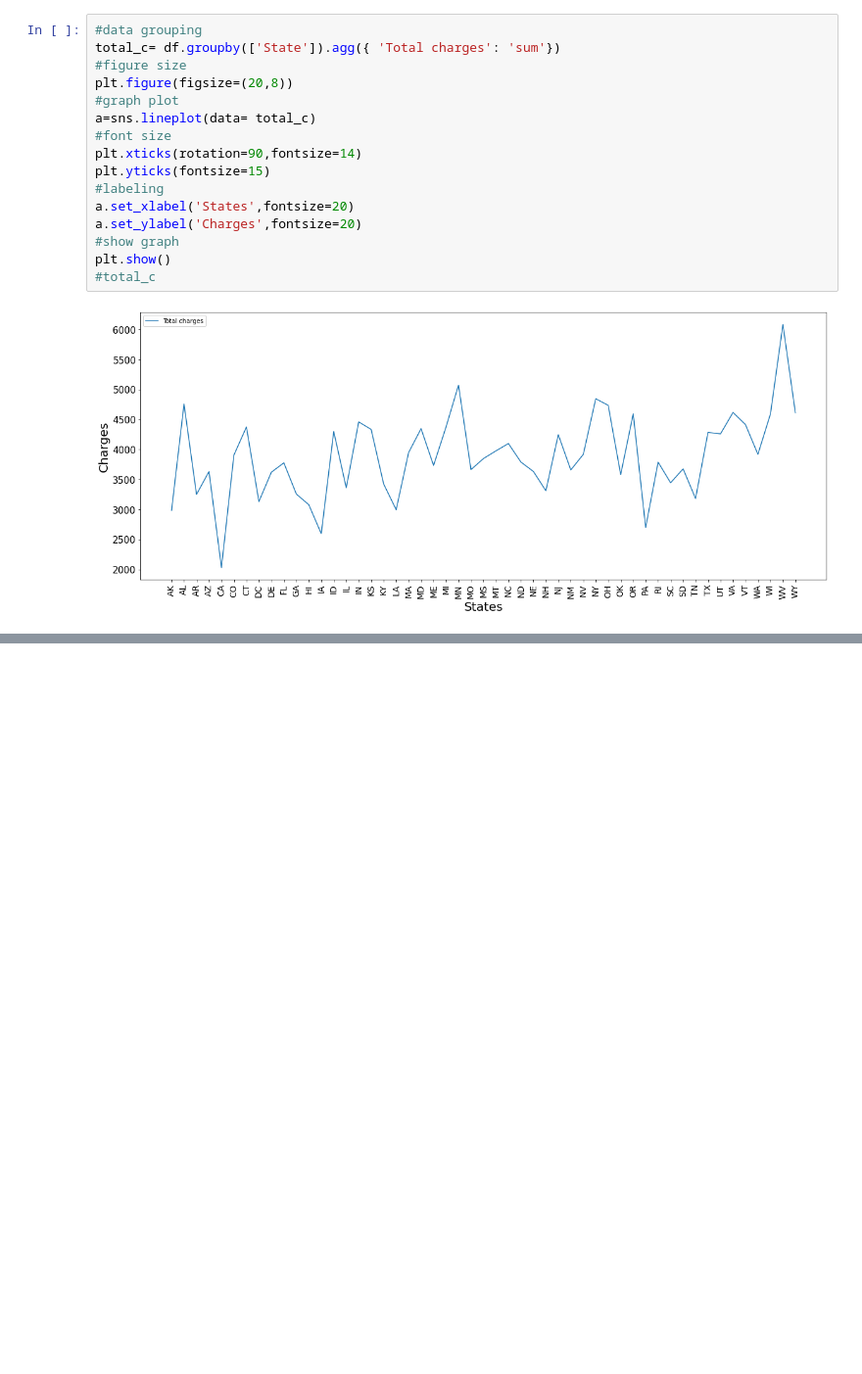
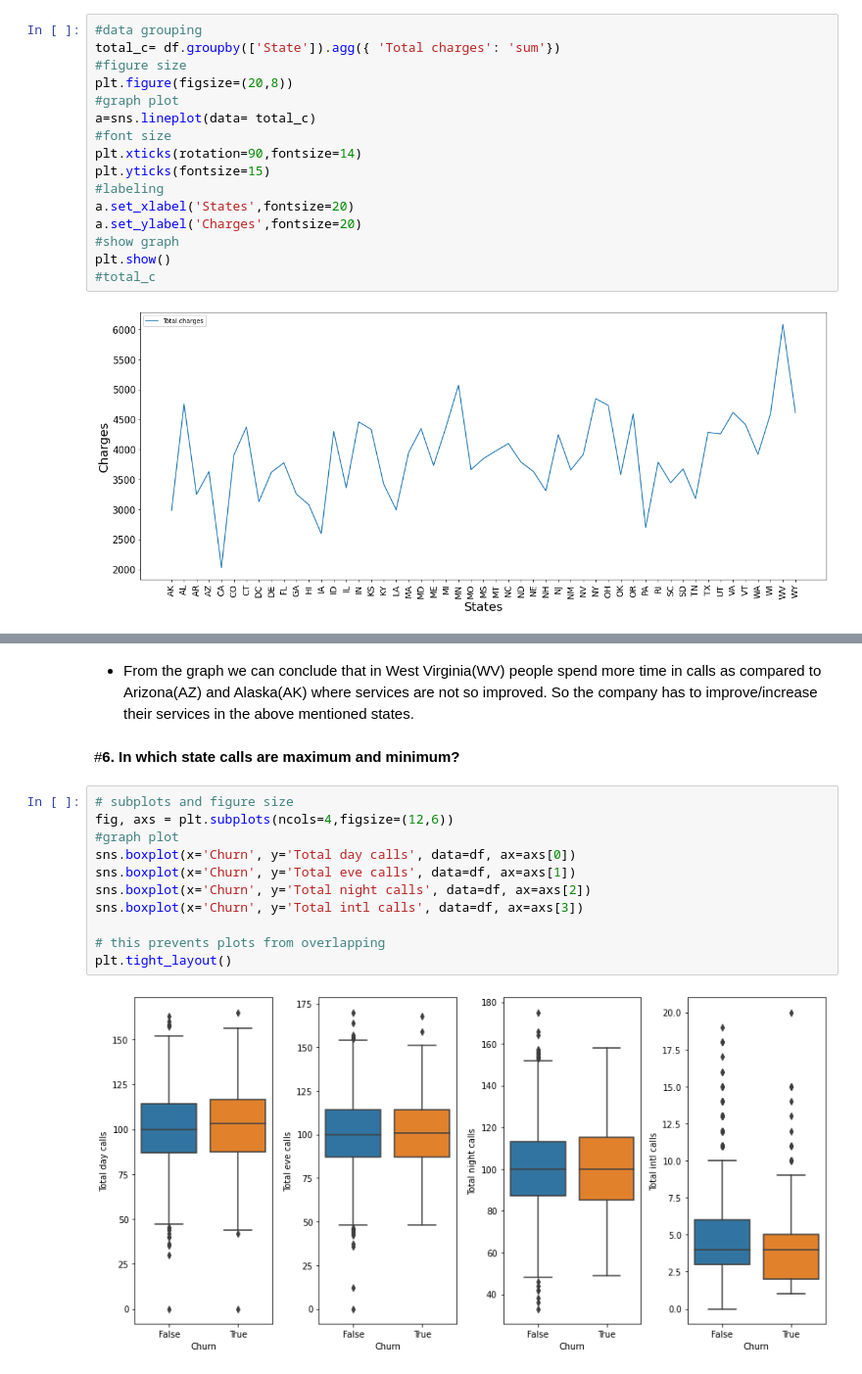
Before and after one commit to Ashfaquesayyed/telecom-churn-analysis, a Jupyter notebook: telecom_churn_analysis.ipynb, the cells around one changed output, grey strips where cells are left out. Shown at 98% size. Cells and saved outputs as stored; diff of their text form; blank space fills up the shorter version.

```diff
--- a/telecom_churn_analysis.ipynb
+++ b/telecom_churn_analysis.ipynb
@@ -339,0 +408,17 @@ plt.show()
+# %% [markdown]
+* From the graph we can conclude that in West Virginia(WV) people spend more time in calls as compared to Arizona(AZ) and 	Alaska(AK) where services are not so improved. So the company has to improve/increase their services in the above mentioned states.
+# %% [markdown]
+#**6. In which state calls are maximum and minimum?**
+# %%
+# subplots and figure size
+fig, axs = plt.subplots(ncols=4,figsize=(12,6))
+#graph plot
+sns.boxplot(x='Churn', y='Total day calls', data=df, ax=axs[0])
+sns.boxplot(x='Churn', y='Total eve calls', data=df, ax=axs[1])
+sns.boxplot(x='Churn', y='Total night calls', data=df, ax=axs[2])
+sns.boxplot(x='Churn', y='Total intl calls', data=df, ax=axs[3])
+
+# this prevents plots from overlapping
+plt.tight_layout()
+# %% [output]
+[figure, added]
```
Also changed, not shown: parts of 15 cells of this notebook.
